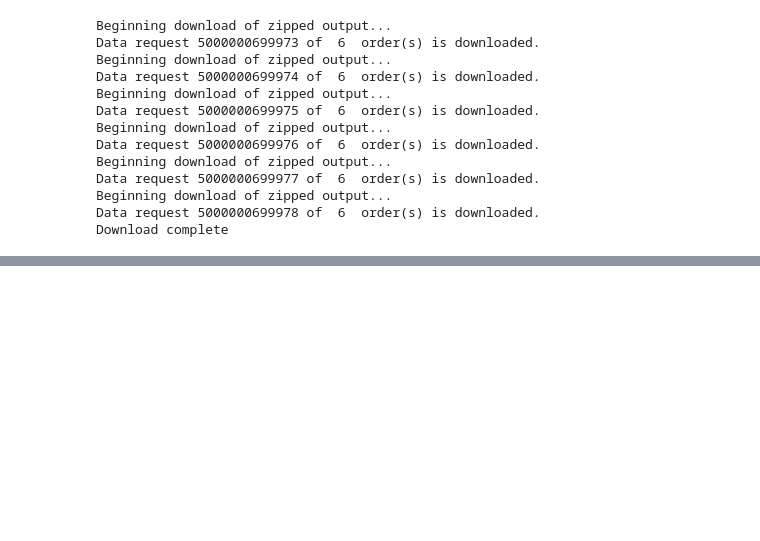
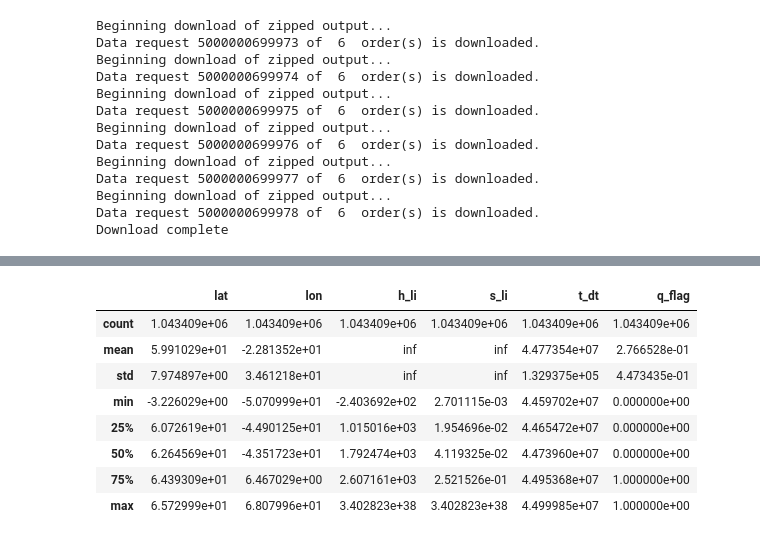
Before and after one commit to ICESAT-2HackWeek/CloudMask, a Jupyter notebook: ATL06Retrieval.ipynb, the cells around one changed output, grey strips where cells are left out. Cells and saved outputs as stored; diff of their text form; code cells hidden in the pictures; blank space fills up the shorter version.

Commit message:
First draft of dataframe creation

```diff
--- a/ATL06Retrieval.ipynb
+++ b/ATL06Retrieval.ipynb
@@ -126,0 +264,3 @@ Download complete
+# %%
+path = Path('download')
+dataf = atl06_2_df(path.glob('*.h5'))
@@ -126,0 +285,12 @@ Download complete
+# %%
+dataf.describe()
+# %% [output]
+|  | lat | lon | h_li | s_li | t_dt | q_flag |
+| count | 1.043409e+06 | 1.043409e+06 | 1.043409e+06 | 1.043409e+06 | 1.043409e+06 | 1.043409e+06 |
+| mean | 5.991029e+01 | -2.281352e+01 | inf | inf | 4.477354e+07 | 2.766528e-01 |
+| std | 7.974897e+00 | 3.461218e+01 | inf | inf | 1.329375e+05 | 4.473435e-01 |
+| min | -3.226029e+00 | -5.070999e+01 | -2.403692e+02 | 2.701115e-03 | 4.459702e+07 | 0.000000e+00 |
+| 25% | 6.072619e+01 | -4.490125e+01 | 1.015016e+03 | 1.954696e-02 | 4.465472e+07 | 0.000000e+00 |
+| 50% | 6.264569e+01 | -4.351723e+01 | 1.792474e+03 | 4.119325e-02 | 4.473960e+07 | 0.000000e+00 |
+| 75% | 6.439309e+01 | 6.467029e+00 | 2.607161e+03 | 2.521526e-01 | 4.495368e+07 | 1.000000e+00 |
+| max | 6.572999e+01 | 6.807996e+01 | 3.402823e+38 | 3.402823e+38 | 4.499985e+07 | 1.000000e+00 |
```
Also changed, not shown: parts of 7 cells of this notebook.
